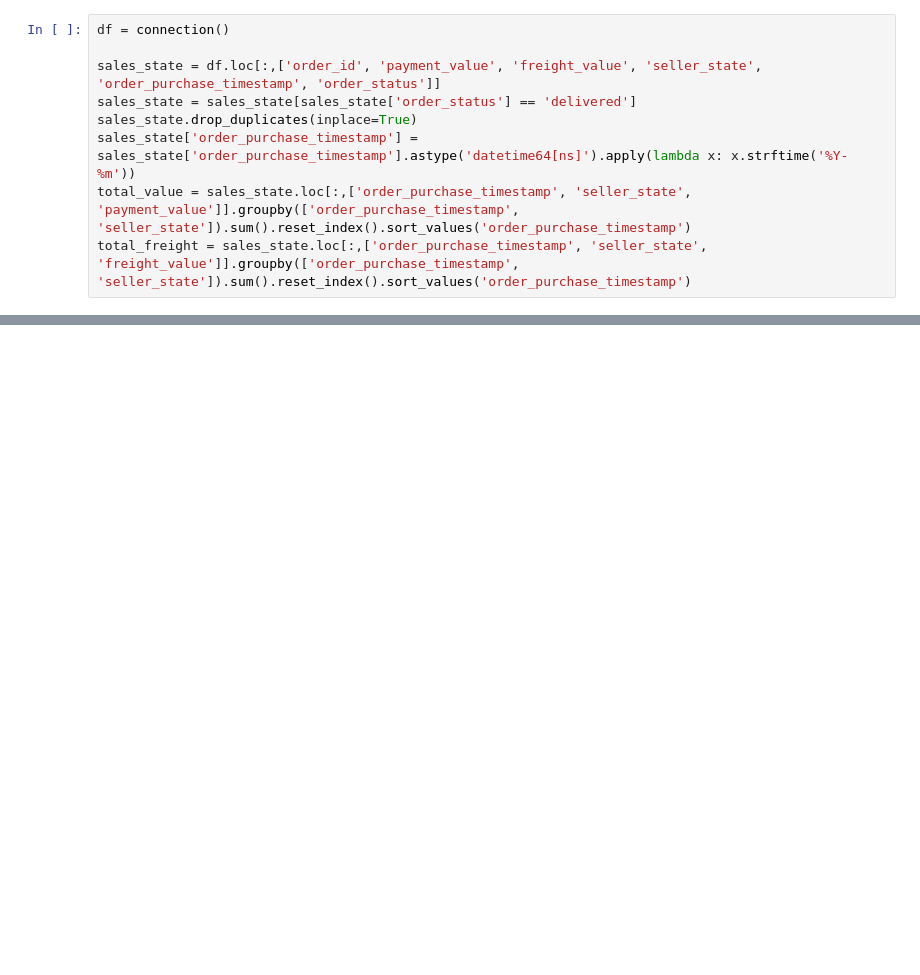
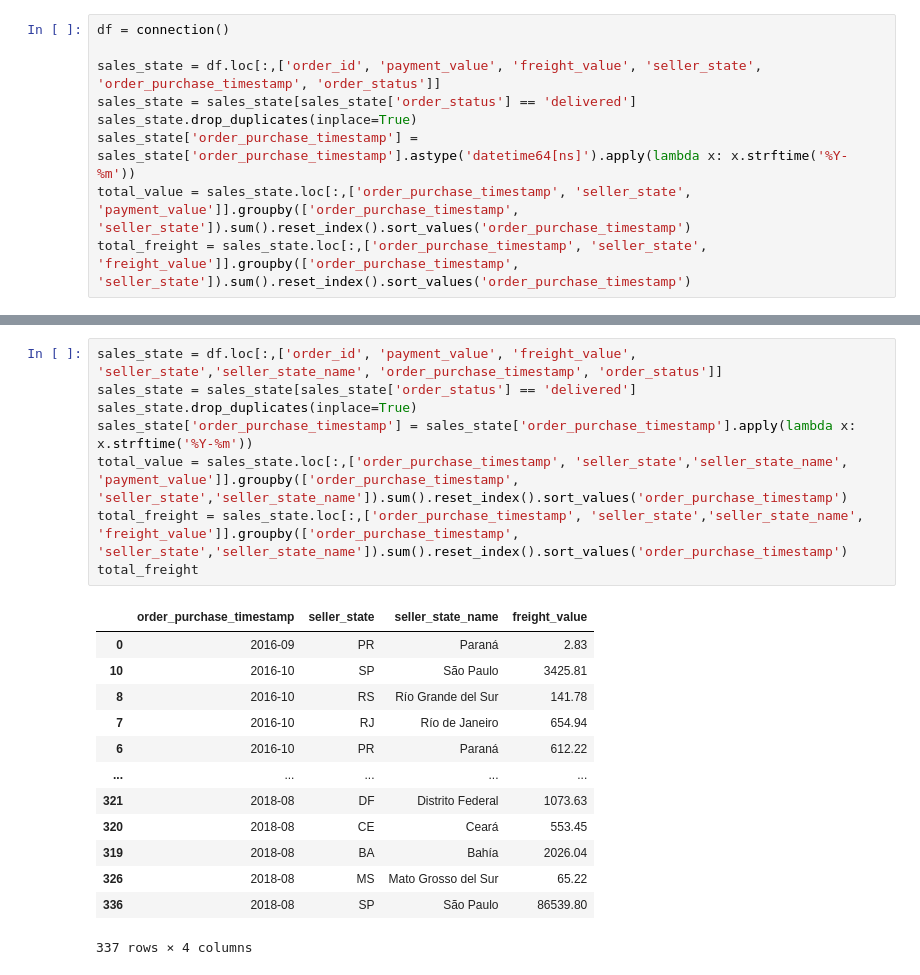
Before and after one commit to CalinBlanco/streamlist-dashboard, a Jupyter notebook: application/pruebas.ipynb, the cells around one changed output, grey strips where cells are left out. Cells and saved outputs as stored; diff of their text form; blank space fills up the shorter version.

```diff
--- a/application/pruebas.ipynb
+++ b/application/pruebas.ipynb
@@ -61,0 +105,22 @@ alt.Chart(total_freight).mark_line().encode(
+# %%
+sales_state = df.loc[:,['order_id', 'payment_value', 'freight_value', 'seller_state','seller_state_name', 'order_purchase_timestamp', 'order_status']]
+sales_state = sales_state[sales_state['order_status'] == 'delivered']
+sales_state.drop_duplicates(inplace=True)
+sales_state['order_purchase_timestamp'] = sales_state['order_purchase_timestamp'].apply(lambda x: x.strftime('%Y-%m'))
+total_value = sales_state.loc[:,['order_purchase_timestamp', 'seller_state','seller_state_name', 'payment_value']].groupby(['order_purchase_timestamp', 'seller_state','seller_state_name']).sum().reset_index().sort_values('order_purchase_timestamp')
+total_freight = sales_state.loc[:,['order_purchase_timestamp', 'seller_state','seller_state_name', 'freight_value']].groupby(['order_purchase_timestamp', 'seller_state','seller_state_name']).sum().reset_index().sort_values('order_purchase_timestamp')
+total_freight
+# %% [output]
+|  | order_purchase_timestamp | seller_state | seller_state_name | freight_value |
+| 0 | 2016-09 | PR | Paraná | 2.83 |
+| 10 | 2016-10 | SP | São Paulo | 3425.81 |
+| 8 | 2016-10 | RS | Río Grande del Sur | 141.78 |
+| 7 | 2016-10 | RJ | Río de Janeiro | 654.94 |
+| 6 | 2016-10 | PR | Paraná | 612.22 |
+| ... | ... | ... | ... | ... |
+| 321 | 2018-08 | DF | Distrito Federal | 1073.63 |
+| 320 | 2018-08 | CE | Ceará | 553.45 |
+| 319 | 2018-08 | BA | Bahía | 2026.04 |
+| 326 | 2018-08 | MS | Mato Grosso del Sur | 65.22 |
+| 336 | 2018-08 | SP | São Paulo | 86539.80 |
+337 rows × 4 columns
```
Also changed, not shown: parts of 12 cells of this notebook, 3 other files.
